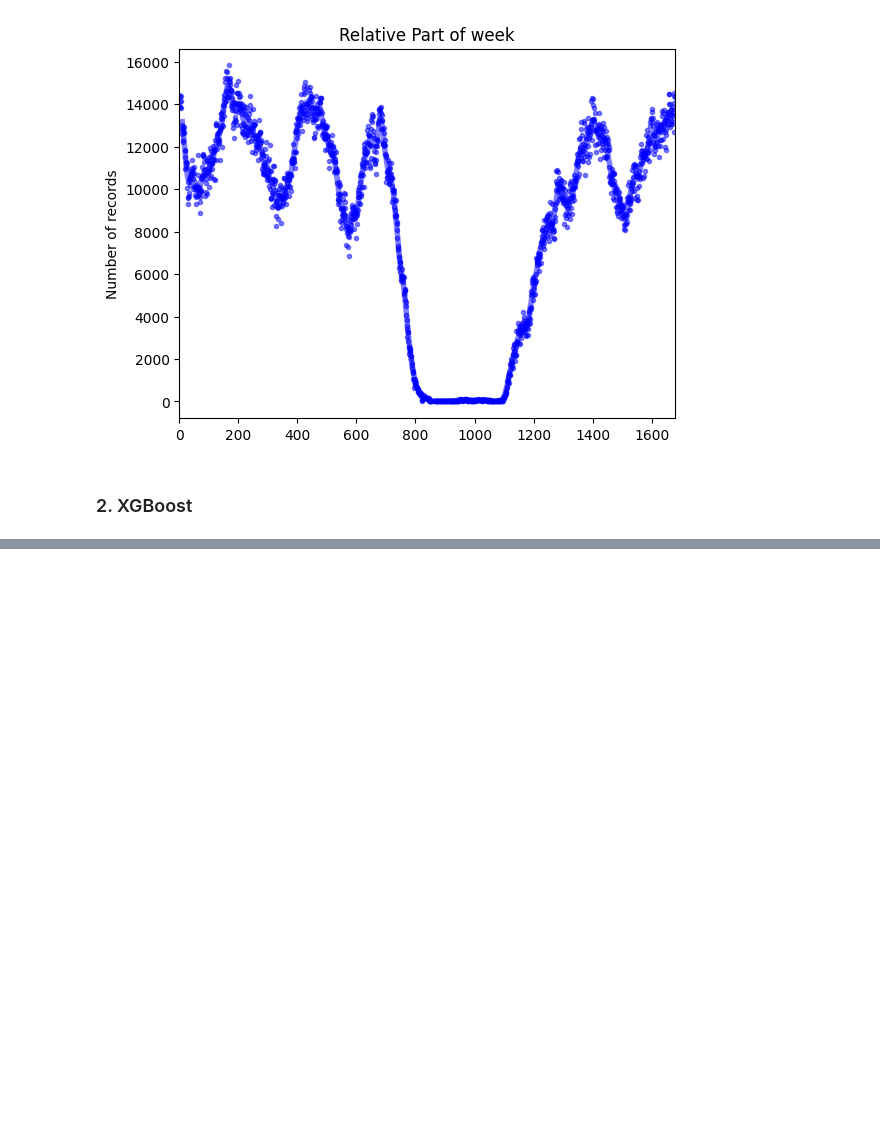
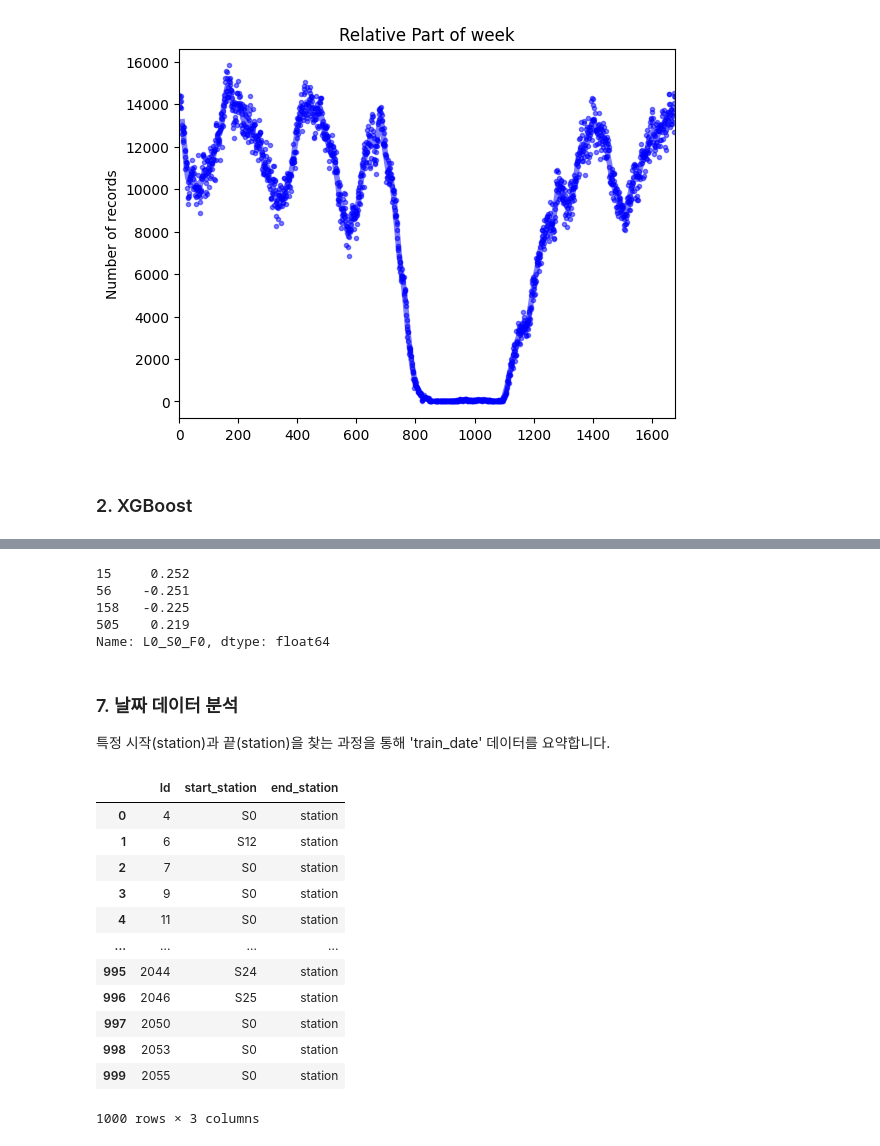
Before and after one commit to mjxxkxx/ML, a Jupyter notebook: bosch.ipynb, the cells around one changed output, grey strips where cells are left out. Saved outputs shown, nothing was run; the diff lists cells and outputs as text; code cells hidden in the pictures; blank space fills up the shorter version.

Commit message:
bosch 1108

```diff
--- a/bosch.ipynb
+++ b/bosch.ipynb
@@ -304,7 +258,0 @@ train_date_part
-# %%
-# 0.01 == 6분
-row = train_date_part.loc[0]
-row[row.index.str.contains("_S43")]
-
-# 1. station별 column 찾기 (1157개)
-row.index.str.split('_', expand=True)
@@ -409,0 +427,68 @@ Length: 970, dtype: float64
+# %%
+def IQR_outlier(data, column):
+    temp = data[column].dropna()
+    q25 = np.percentile(temp, 25)
+    q75 = np.percentile(temp, 75)
+    IQR = q75 - q25
+    lower_bound = q25 - IQR * 1.5
+    upper_bound = q75 + IQR * 1.5
+    return temp[(temp < lower_bound) | (temp > upper_bound)]
+
+outliers = IQR_outlier(train_numeric_part, "L0_S0_F0")
+print(outliers)
+
+# Index  Value
+# 15     0.252
+# 56    -0.251
+# 158   -0.225
+# 505    0.219
+# Name: L0_S0_F0, dtype: float64
+# %% [output]
+15     0.252
+56    -0.251
+158   -0.225
+505    0.219
+Name: L0_S0_F0, dtype: float64
+# %% [markdown]
+### 7. 날짜 데이터 분석
+특정 시작(station)과 끝(station)을 찾는 과정을 통해 'train_date' 데이터를 요약합니다.
+# %%
+# 데이터를 일부 로드 (실제 분석에서는 전체 데이터를 로드)
+train_date_part = pd.read_csv("./bosch-production-line-performance/train_date.csv.zip", nrows=1000)
+
+# 각 행의 시작과 끝 station을 담을 컬럼 초기화
+train_date_part["start_station"] = ""
+train_date_part["end_station"] = ""
+
+# 각 row에 대해 처음과 마지막 측정된 station을 찾기
+for i in range(len(train_date_part)):
+    row = train_date_part.iloc[i, 1:]  # Id를 제외한 나머지 컬럼 선택
+
+    start_station = row.first_valid_index()  # 첫 번째 NaN이 아닌 컬럼명
+    end_station = row.last_valid_index()     # 마지막 NaN이 아닌 컬럼명
+
+    # 시작과 끝 station 이름을 각각 추출하여 지정
+    if start_station:
+        train_date_part.at[i, "start_station"] = start_station.split("_")[1]
+    if end_station:
+        # 정확한 station 정보만 가져오기 위해 split의 결과를 검토
+        end_station_name = end_station.split("_")
+        if len(end_station_name) > 1:
+            train_date_part.at[i, "end_station"] = end_station_name[1]
+
+# 결과 확인
+display(train_date_part[["Id", "start_station", "end_station"]])
+# %% [output]
+|  | Id | start_station | end_station |
+| 0 | 4 | S0 | station |
+| 1 | 6 | S12 | station |
+| 2 | 7 | S0 | station |
+| 3 | 9 | S0 | station |
+| 4 | 11 | S0 | station |
+| ... | ... | ... | ... |
+| 995 | 2044 | S24 | station |
+| 996 | 2046 | S25 | station |
+| 997 | 2050 | S0 | station |
+| 998 | 2053 | S0 | station |
+| 999 | 2055 | S0 | station |
+1000 rows × 3 columns
```
Also changed, not shown: parts of 24 cells of this notebook.
